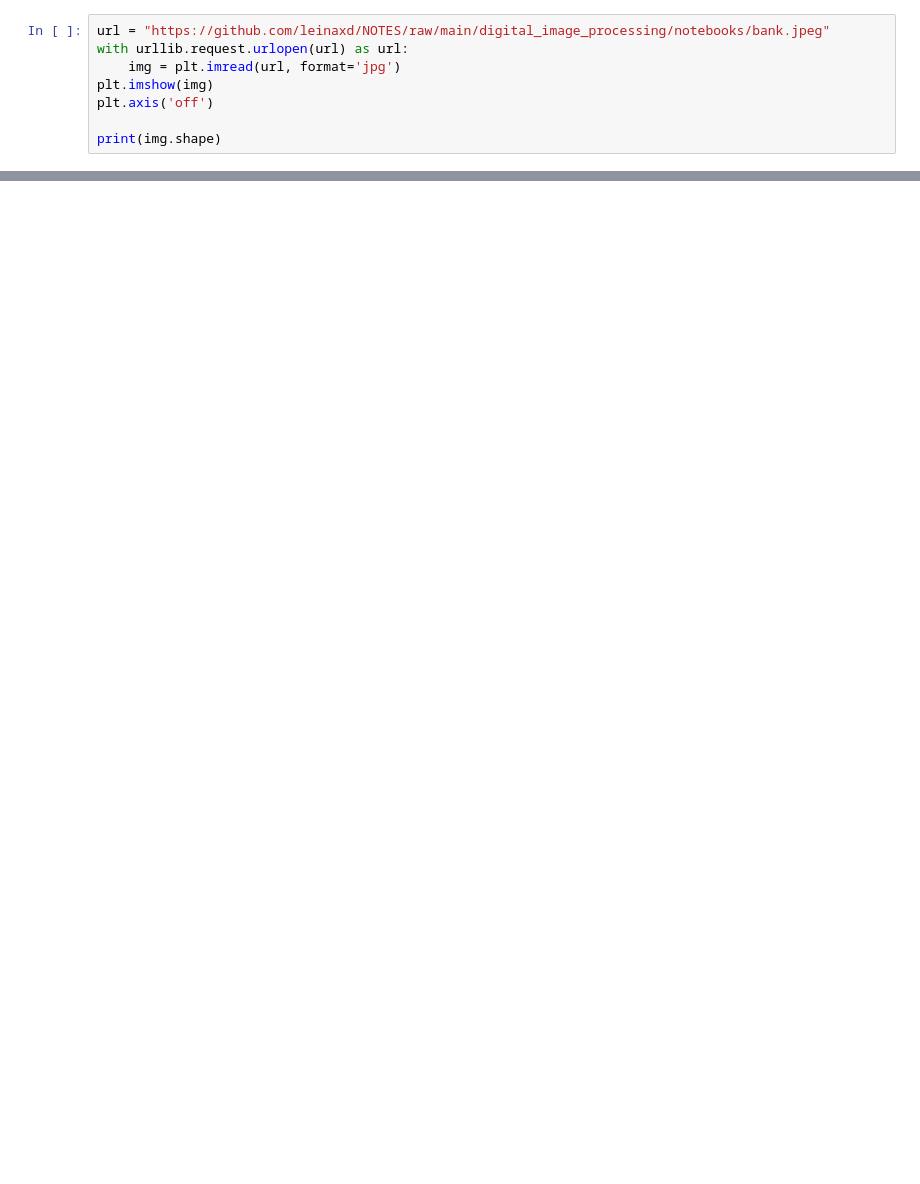
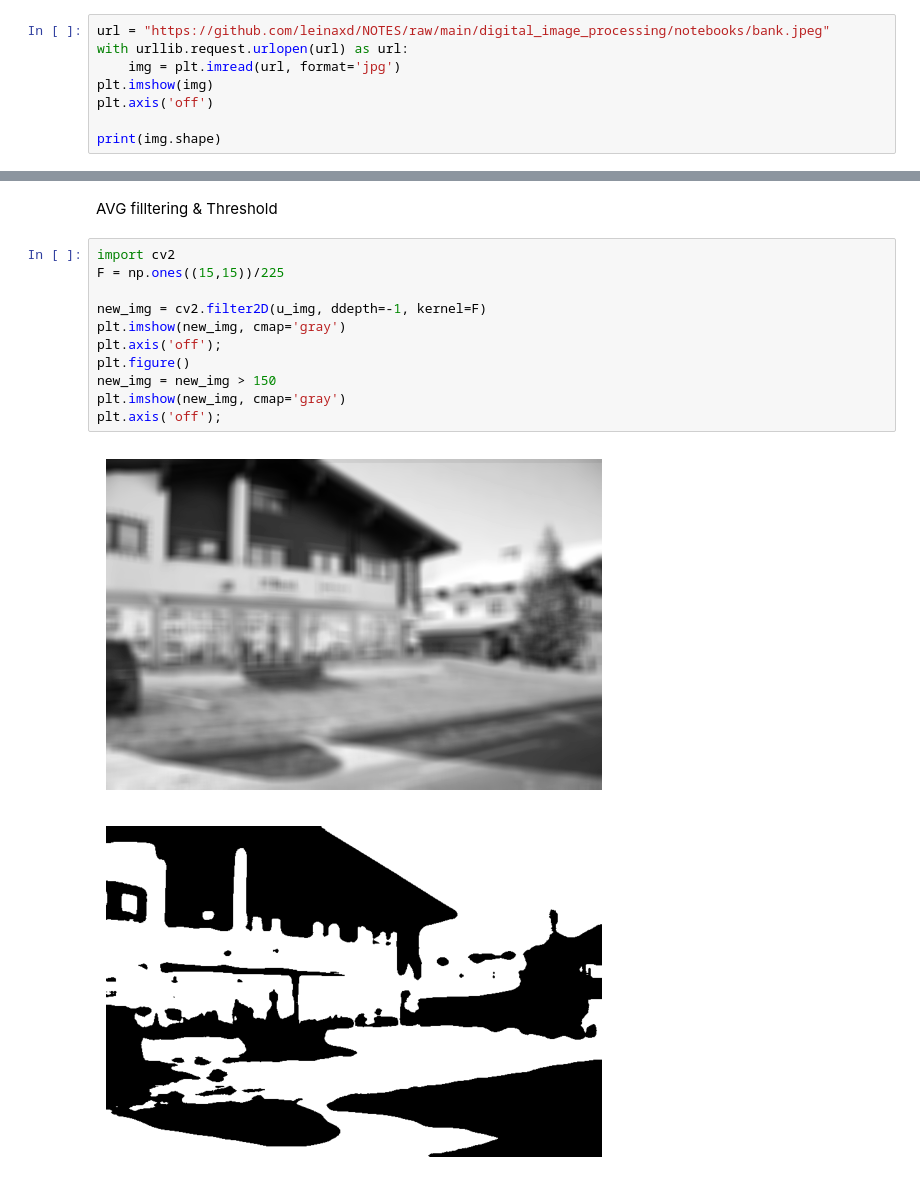
Before and after one commit to leinaxd/NOTES, a Jupyter notebook: digital_image_processing/notebooks/spatial_filter.ipynb, the cells around one changed output, grey strips where cells are left out. Cells and saved outputs as stored; diff of their text form; blank space fills up the shorter version.

```diff
--- a/digital_image_processing/notebooks/spatial_filter.ipynb
+++ b/digital_image_processing/notebooks/spatial_filter.ipynb
@@ -22,0 +44,16 @@ img = r_mask*0.2989 + g_mask*0.5870 + b_mask*0.1140
+# %% [markdown]
+AVG filltering & Threshold
+# %%
+import cv2
+F = np.ones((15,15))/225
+
+new_img = cv2.filter2D(u_img, ddepth=-1, kernel=F)
+plt.imshow(new_img, cmap='gray')
+plt.axis('off');
+plt.figure()
+new_img = new_img > 150
+plt.imshow(new_img, cmap='gray')
+plt.axis('off');
+# %% [output]
+[figure, added]
+[figure, added]
```
Also changed, not shown: parts of 18 cells of this notebook.
